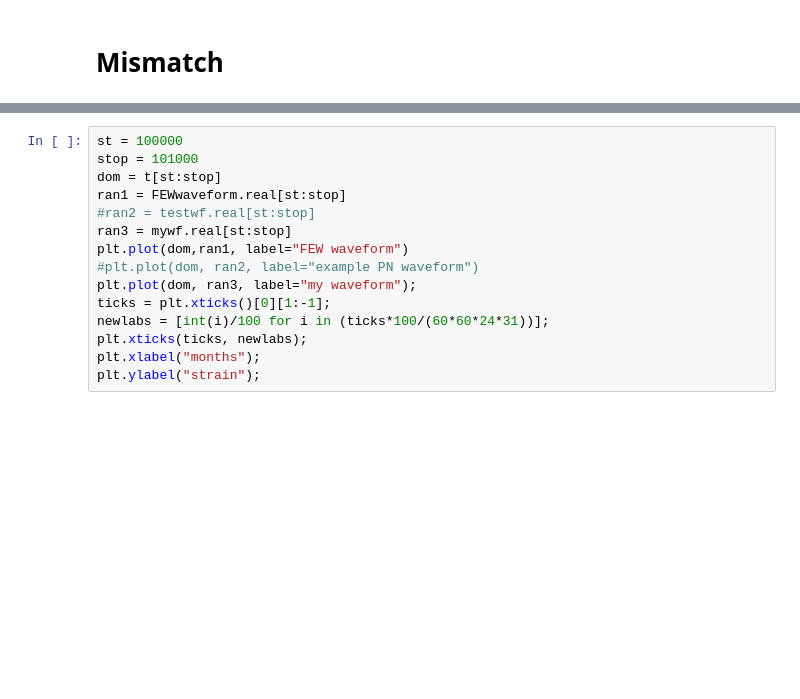
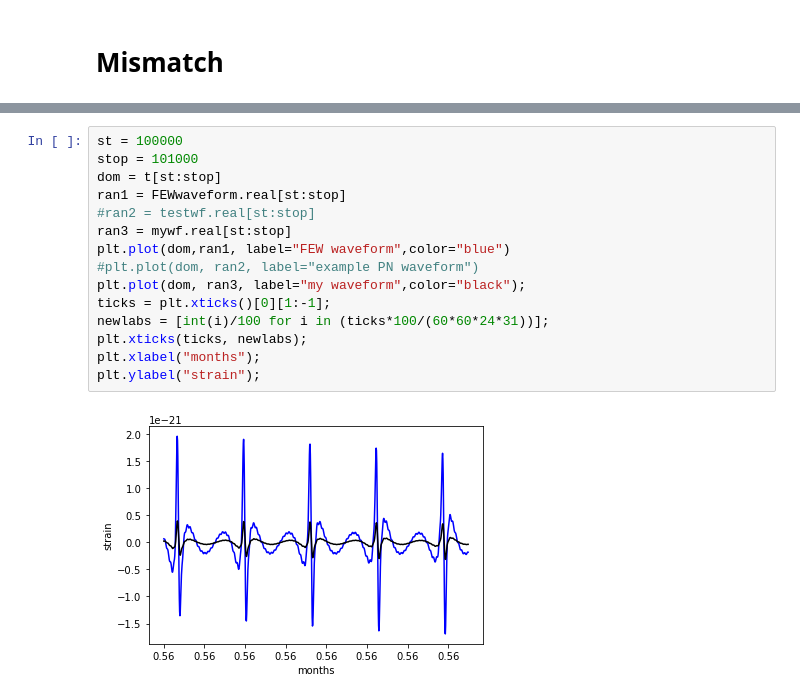
Before and after one commit to Shaun-F/GWGenerator, a Jupyter notebook: debugging/Compare generated waveforms.ipynb, the cells around one changed output, grey strips where cells are left out. Drawn from its saved outputs; the diff is of its cells as text; blank space fills up the shorter version.

```diff
--- a/debugging/Compare generated waveforms.ipynb
+++ b/debugging/Compare generated waveforms.ipynb
@@ -128,15 +113,17 @@ print(get_mismatch(FEWwaveform, mywf))
 # %%
 st = 100000
 stop = 101000
 dom = t[st:stop]
 ran1 = FEWwaveform.real[st:stop]
 #ran2 = testwf.real[st:stop]
 ran3 = mywf.real[st:stop]
-plt.plot(dom,ran1, label="FEW waveform")
+plt.plot(dom,ran1, label="FEW waveform",color="blue")
 #plt.plot(dom, ran2, label="example PN waveform")
-plt.plot(dom, ran3, label="my waveform");
+plt.plot(dom, ran3, label="my waveform",color="black");
 ticks = plt.xticks()[0][1:-1];
 newlabs = [int(i)/100 for i in (ticks*100/(60*60*24*31))];
 plt.xticks(ticks, newlabs);
 plt.xlabel("months");
 plt.ylabel("strain");
+# %% [output]
+[figure, added]
```
Also changed, not shown: parts of 8 cells of this notebook, 5 other files.
